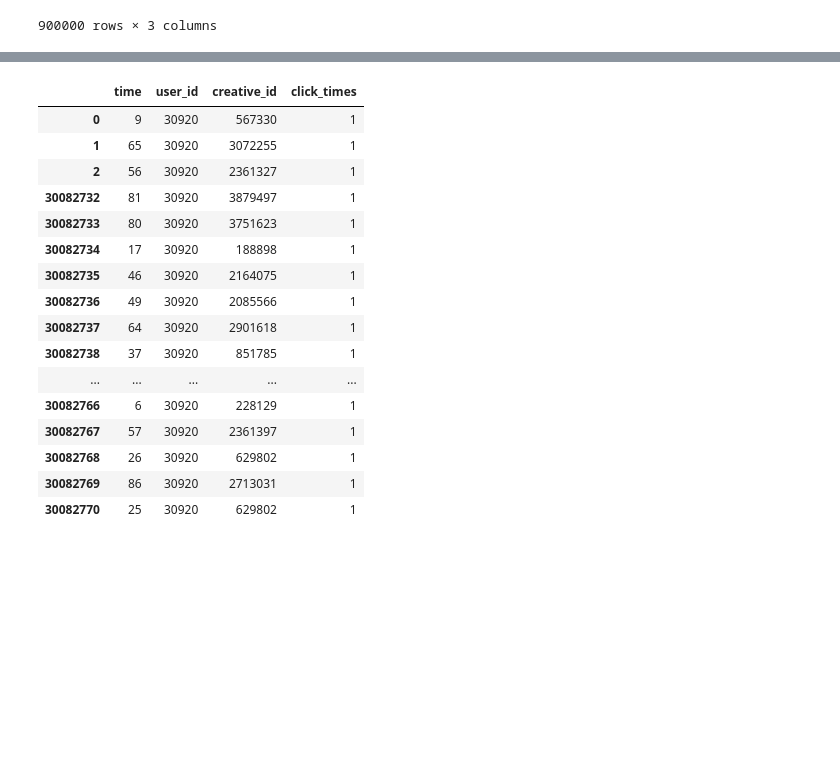
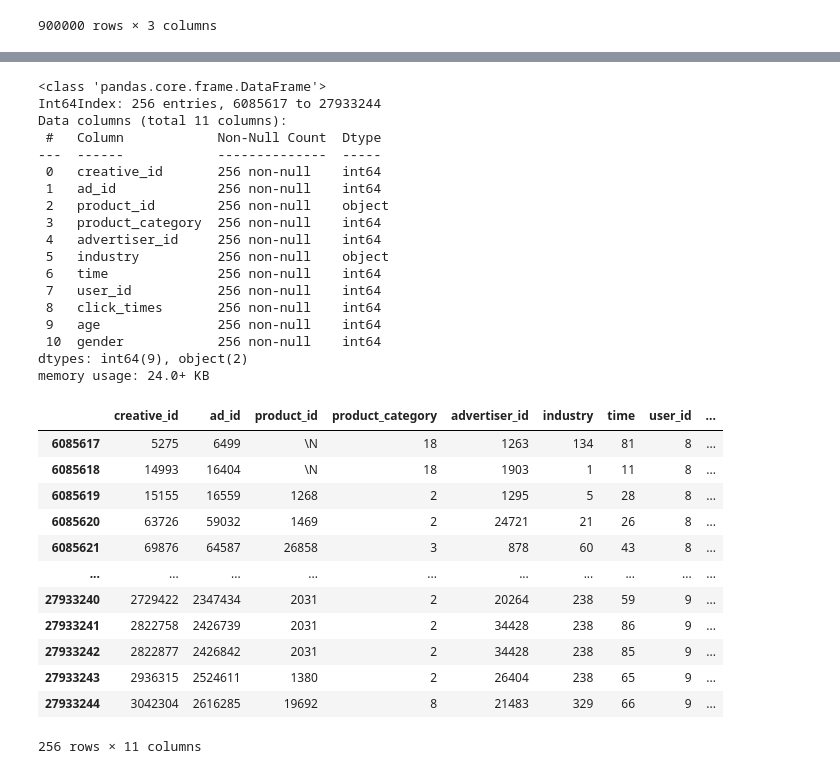
Before and after one commit to doutv/TXAdvertisementCompetition, a Jupyter notebook: version/first.ipynb, the cells around one changed output, grey strips where cells are left out. Drawn from its saved outputs; the diff is of its cells as text; code cells hidden in the pictures; blank space fills up the shorter version.

```diff
--- a/version/first.ipynb
+++ b/version/first.ipynb
@@ -7,7 +7,7 @@ test_click_log=pd.read_csv("..\\test\\click_log.csv")
 # %%
-train_ad=pd.read_csv("..\\train_preliminary\\ad.csv")
-train_click_log=pd.read_csv("..\\train_preliminary\\click_log.csv")
-train_user=pd.read_csv("..\\train_preliminary\\user.csv")
+train_ad=pd.read_csv("../train_preliminary/ad.csv")
+train_click_log=pd.read_csv("../train_preliminary/click_log.csv")
+train_user=pd.read_csv("../train_preliminary/user.csv")
 # %%
 train_ad
 # %% [output]
@@ -65,20 +76,0 @@ MemoryError: Unable to allocate array with shape (2, 30082771) and data type int
-# %%
-train_merged[train_merged["user_id"]==30920]
-# %% [output]
-|  | time | user_id | creative_id | click_times |
-| 0 | 9 | 30920 | 567330 | 1 |
-| 1 | 65 | 30920 | 3072255 | 1 |
-| 2 | 56 | 30920 | 2361327 | 1 |
-| 30082732 | 81 | 30920 | 3879497 | 1 |
-| 30082733 | 80 | 30920 | 3751623 | 1 |
-| 30082734 | 17 | 30920 | 188898 | 1 |
-| 30082735 | 46 | 30920 | 2164075 | 1 |
-| 30082736 | 49 | 30920 | 2085566 | 1 |
-| 30082737 | 64 | 30920 | 2901618 | 1 |
-| 30082738 | 37 | 30920 | 851785 | 1 |
-| ... | ... | ... | ... | ... |
-| 30082766 | 6 | 30920 | 228129 | 1 |
-| 30082767 | 57 | 30920 | 2361397 | 1 |
-| 30082768 | 26 | 30920 | 629802 | 1 |
-| 30082769 | 86 | 30920 | 2713031 | 1 |
-| 30082770 | 25 | 30920 | 629802 | 1 |
@@ -84,0 +111,36 @@ train_merged[train_merged["user_id"]==30920]
+# %%
+tmpdf=train_merged[train_merged["user_id"]<=10]
+tmpdf.info()
+display(tmpdf)
+# %% [output]
+<class 'pandas.core.frame.DataFrame'>
+Int64Index: 256 entries, 6085617 to 27933244
+Data columns (total 11 columns):
+ #   Column            Non-Null Count  Dtype
+---  ------            --------------  -----
+ 0   creative_id       256 non-null    int64
+ 1   ad_id             256 non-null    int64
+ 2   product_id        256 non-null    object
+ 3   product_category  256 non-null    int64
+ 4   advertiser_id     256 non-null    int64
+ 5   industry          256 non-null    object
+ 6   time              256 non-null    int64
+ 7   user_id           256 non-null    int64
+ 8   click_times       256 non-null    int64
+ 9   age               256 non-null    int64
+ 10  gender            256 non-null    int64
+dtypes: int64(9), object(2)
+memory usage: 24.0+ KB
+|  | creative_id | ad_id | product_id | product_category | advertiser_id | industry | time | user_id | ... |
+| 6085617 | 5275 | 6499 | \N | 18 | 1263 | 134 | 81 | 8 | ... |
+| 6085618 | 14993 | 16404 | \N | 18 | 1903 | 1 | 11 | 8 | ... |
+| 6085619 | 15155 | 16559 | 1268 | 2 | 1295 | 5 | 28 | 8 | ... |
+| 6085620 | 63726 | 59032 | 1469 | 2 | 24721 | 21 | 26 | 8 | ... |
+| 6085621 | 69876 | 64587 | 26858 | 3 | 878 | 60 | 43 | 8 | ... |
+| ... | ... | ... | ... | ... | ... | ... | ... | ... | ... |
+| 27933240 | 2729422 | 2347434 | 2031 | 2 | 20264 | 238 | 59 | 9 | ... |
+| 27933241 | 2822758 | 2426739 | 2031 | 2 | 34428 | 238 | 86 | 9 | ... |
+| 27933242 | 2822877 | 2426842 | 2031 | 2 | 34428 | 238 | 85 | 9 | ... |
+| 27933243 | 2936315 | 2524611 | 1380 | 2 | 26404 | 238 | 65 | 9 | ... |
+| 27933244 | 3042304 | 2616285 | 19692 | 8 | 21483 | 329 | 66 | 9 | ... |
+256 rows × 11 columns
```
Also changed, not shown: parts of 7 cells of this notebook, 1 other file.
